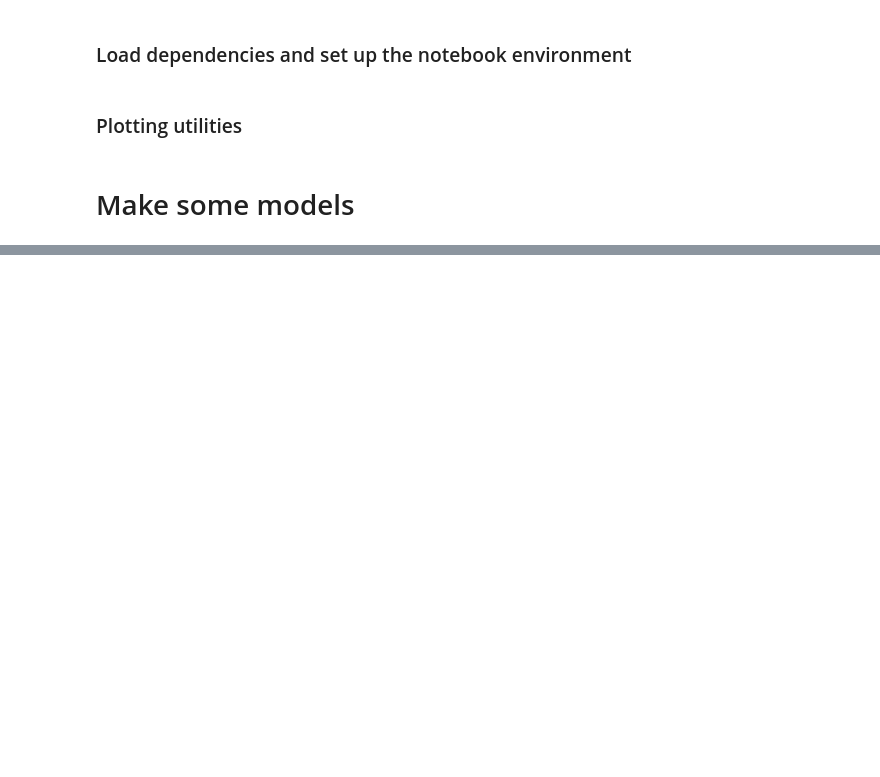
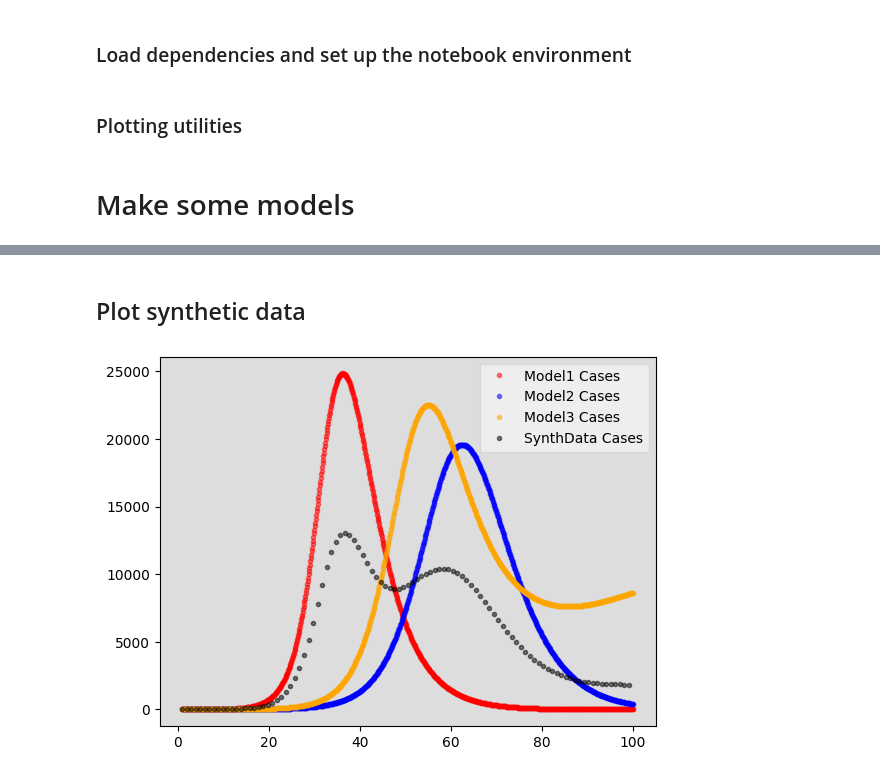
Before and after one commit to liunelson/pyciemss, a Jupyter notebook: notebook/april_ensemble/synthetic_data_with_custom_models.ipynb, the cells around one changed output, grey strips where cells are left out. Drawn from its saved outputs; the diff is of its cells as text; code cells hidden in the pictures; blank space fills up the shorter version.

```diff
--- a/notebook/april_ensemble/synthetic_data_with_custom_models.ipynb
+++ b/notebook/april_ensemble/synthetic_data_with_custom_models.ipynb
@@ -206,0 +573,27 @@ solution
+# %%
+# Make a separate DataFrame to hold output from each model independently
+model1_df = pd.DataFrame.from_dict({k: synth_data['model1'][k][0] for k in synth_data['model1']})
+model2_df = pd.DataFrame.from_dict({k: synth_data['model2'][k][0] for k in synth_data['model2']})
+model3_df = pd.DataFrame.from_dict({k: synth_data['model3'][k][0] for k in synth_data['model3']})
+# %% [markdown]
+## Plot synthetic data
+# %%
+def plot_observations(data, tspan,  ax=None, color='black', alpha=0.5, lw=0, marker='.', label=None, ):
+    # Plot the data on three separate curves for S(t), I(t) and R(t)
+
+    if not ax:
+        fig = plt.figure(facecolor='w')
+        ax = fig.add_subplot(111, facecolor='#dddddd', axisbelow=True)
+
+    ax.plot(tspan, data, color, alpha=alpha, lw=lw, marker=marker, label=label)
+    legend = ax.legend()
+    legend.get_frame().set_alpha(0.5)
+
+    return ax
+# %%
+ax = plot_observations(model1_df['Cases'], full_tspan, color="red", label="Model1 Cases")
+ax = plot_observations(model2_df['Cases'], full_tspan, ax=ax, color="blue", label="Model2 Cases")
+ax = plot_observations(model3_df['Cases'], full_tspan, ax=ax, color="orange", label="Model3 Cases")
+ax = plot_observations(synth_data_df['Cases'], full_tspan[keep_idx], ax=ax, color="black", label="SynthData Cases")
+# %% [output]
+[figure, added]
```
Also changed, not shown: parts of 25 cells of this notebook.
